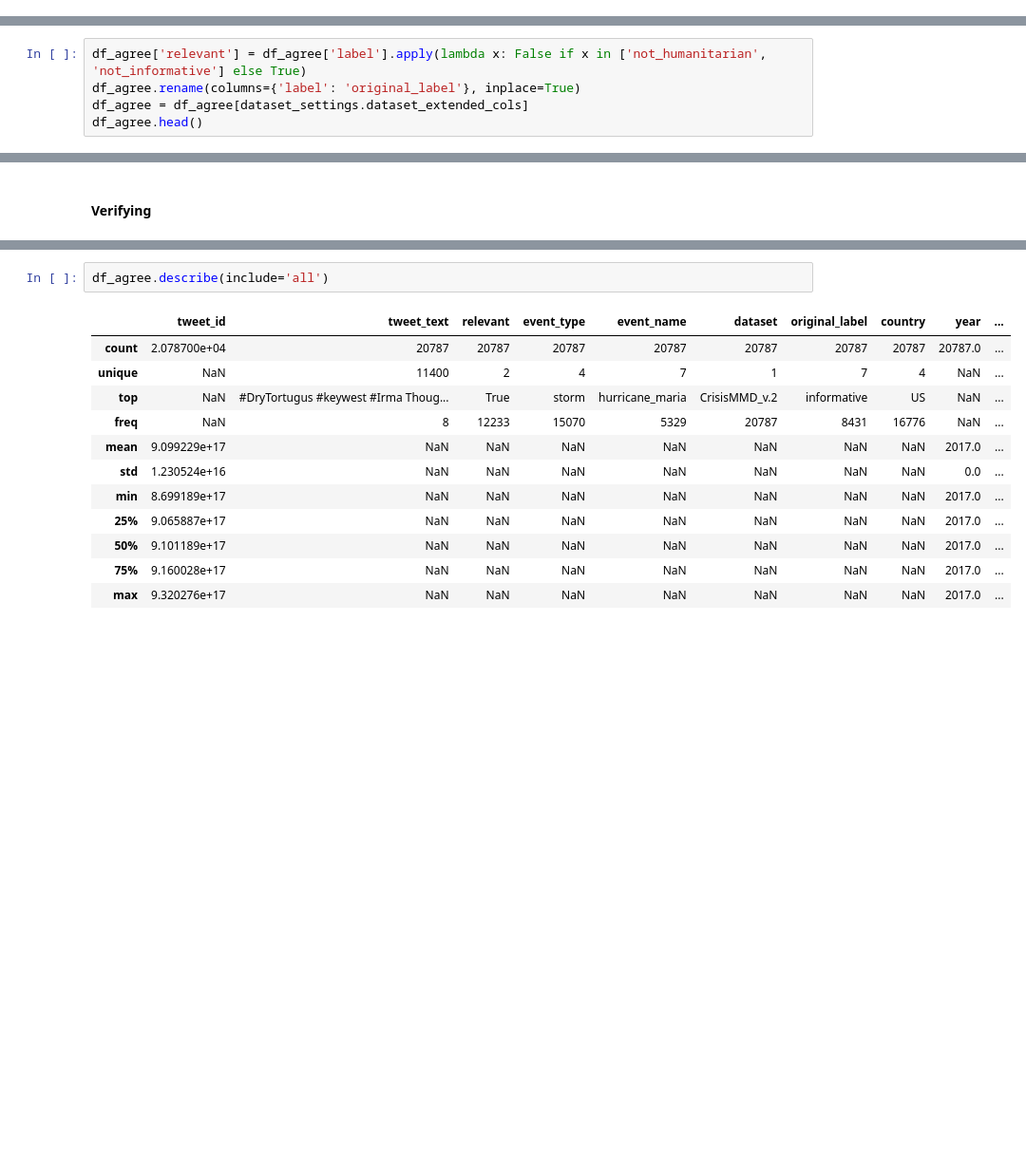
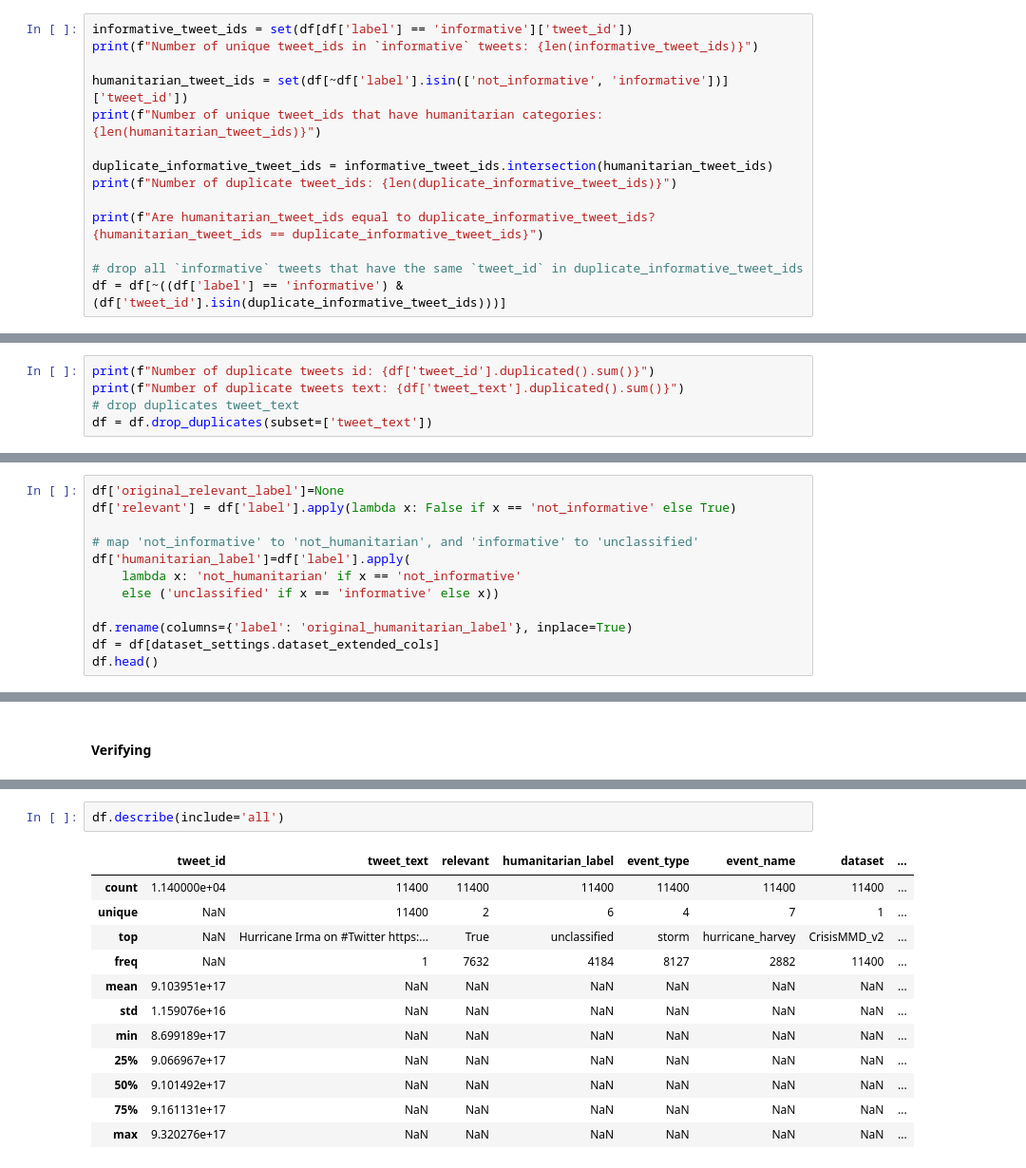
Before and after one commit to dhnhut/disaster-tweets, a Jupyter notebook: notebooks/0_dataset_CrisisMMD_v2.ipynb, the cells around one changed output, grey strips where cells are left out. Shown at 95% size. Cells and saved outputs as stored; diff of their text form; blank space fills up the shorter version.

```diff
--- a/notebooks/0_dataset_CrisisMMD_v2.ipynb
+++ b/notebooks/0_dataset_CrisisMMD_v2.ipynb
@@ -152,0 +206,14 @@ df_agree.shape
+# %%
+informative_tweet_ids = set(df[df['label'] == 'informative']['tweet_id'])
+print(f"Number of unique tweet_ids in `informative` tweets: {len(informative_tweet_ids)}")
+
+humanitarian_tweet_ids = set(df[~df['label'].isin(['not_informative', 'informative'])]['tweet_id'])
+print(f"Number of unique tweet_ids that have humanitarian categories: {len(humanitarian_tweet_ids)}")
+
+duplicate_informative_tweet_ids = informative_tweet_ids.intersection(humanitarian_tweet_ids)
+print(f"Number of duplicate tweet_ids: {len(duplicate_informative_tweet_ids)}")
+
+print(f"Are humanitarian_tweet_ids equal to duplicate_informative_tweet_ids? {humanitarian_tweet_ids == duplicate_informative_tweet_ids}")
+
+# drop all `informative` tweets that have the same `tweet_id` in duplicate_informative_tweet_ids
+df = df[~((df['label'] == 'informative') & (df['tweet_id'].isin(duplicate_informative_tweet_ids)))]
@@ -152,0 +227,5 @@ df_agree.shape
+# %%
+print(f"Number of duplicate tweets id: {df['tweet_id'].duplicated().sum()}")
+print(f"Number of duplicate tweets text: {df['tweet_text'].duplicated().sum()}")
+# drop duplicates tweet_text
+df = df.drop_duplicates(subset=['tweet_text'])
@@ -180,6 +267,13 @@ Number of overlapping ids: 0
 # %%
-df_agree['relevant'] = df_agree['label'].apply(lambda x: False if x in ['not_humanitarian', 'not_informative'] else True)
-df_agree.rename(columns={'label': 'original_label'}, inplace=True)
-df_agree = df_agree[dataset_settings.dataset_extended_cols]
-df_agree.head()
+df['original_relevant_label']=None
+df['relevant'] = df['label'].apply(lambda x: False if x == 'not_informative' else True)
+
+# map 'not_informative' to 'not_humanitarian', and 'informative' to 'unclassified'
+df['humanitarian_label']=df['label'].apply(
+    lambda x: 'not_humanitarian' if x == 'not_informative'
+    else ('unclassified' if x == 'informative' else x))
+
+df.rename(columns={'label': 'original_humanitarian_label'}, inplace=True)
+df = df[dataset_settings.dataset_extended_cols]
+df.head()
 # %% [output]
@@ -251,15 +312,15 @@ memory usage: 1.4+ MB
 # %%
-df_agree.describe(include='all')
+df.describe(include='all')
 # %% [output]
-|  | tweet_id | tweet_text | relevant | event_type | event_name | dataset | original_label | country | year | ... |
-| count | 2.078700e+04 | 20787 | 20787 | 20787 | 20787 | 20787 | 20787 | 20787 | 20787.0 | ... |
-| unique | NaN | 11400 | 2 | 4 | 7 | 1 | 7 | 4 | NaN | ... |
-| top | NaN | #DryTortugus #keywest #Irma Thoug... | True | storm | hurricane_maria | CrisisMMD_v.2 | informative | US | NaN | ... |
-| freq | NaN | 8 | 12233 | 15070 | 5329 | 20787 | 8431 | 16776 | NaN | ... |
-| mean | 9.099229e+17 | NaN | NaN | NaN | NaN | NaN | NaN | NaN | 2017.0 | ... |
-| std | 1.230524e+16 | NaN | NaN | NaN | NaN | NaN | NaN | NaN | 0.0 | ... |
-| min | 8.699189e+17 | NaN | NaN | NaN | NaN | NaN | NaN | NaN | 2017.0 | ... |
-| 25% | 9.065887e+17 | NaN | NaN | NaN | NaN | NaN | NaN | NaN | 2017.0 | ... |
-| 50% | 9.101189e+17 | NaN | NaN | NaN | NaN | NaN | NaN | NaN | 2017.0 | ... |
-| 75% | 9.160028e+17 | NaN | NaN | NaN | NaN | NaN | NaN | NaN | 2017.0 | ... |
-| max | 9.320276e+17 | NaN | NaN | NaN | NaN | NaN | NaN | NaN | 2017.0 | ... |
+|  | tweet_id | tweet_text | relevant | humanitarian_label | event_type | event_name | dataset | ... |
+| count | 1.140000e+04 | 11400 | 11400 | 11400 | 11400 | 11400 | 11400 | ... |
+| unique | NaN | 11400 | 2 | 6 | 4 | 7 | 1 | ... |
+| top | NaN | Hurricane Irma on #Twitter https:... | True | unclassified | storm | hurricane_harvey | CrisisMMD_v2 | ... |
+| freq | NaN | 1 | 7632 | 4184 | 8127 | 2882 | 11400 | ... |
+| mean | 9.103951e+17 | NaN | NaN | NaN | NaN | NaN | NaN | ... |
+| std | 1.159076e+16 | NaN | NaN | NaN | NaN | NaN | NaN | ... |
+| min | 8.699189e+17 | NaN | NaN | NaN | NaN | NaN | NaN | ... |
+| 25% | 9.066967e+17 | NaN | NaN | NaN | NaN | NaN | NaN | ... |
+| 50% | 9.101492e+17 | NaN | NaN | NaN | NaN | NaN | NaN | ... |
+| 75% | 9.161131e+17 | NaN | NaN | NaN | NaN | NaN | NaN | ... |
+| max | 9.320276e+17 | NaN | NaN | NaN | NaN | NaN | NaN | ... |
```
Also changed, not shown: parts of 28 cells of this notebook, 1 other file.
